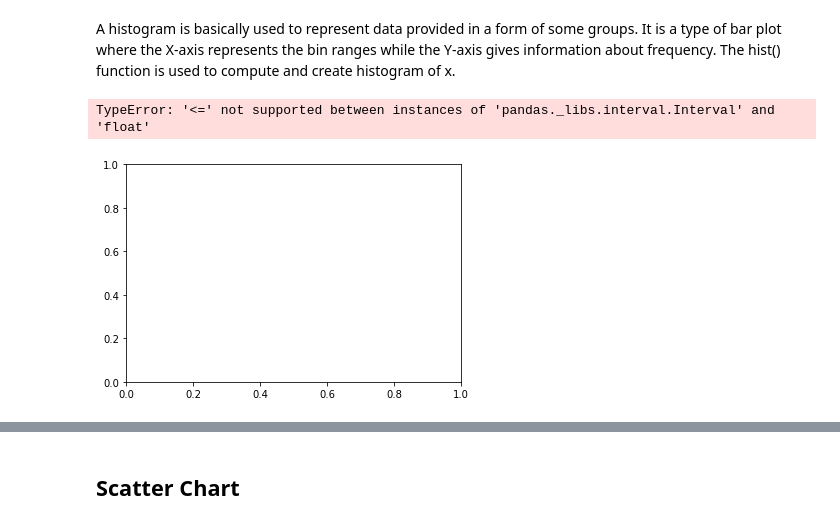
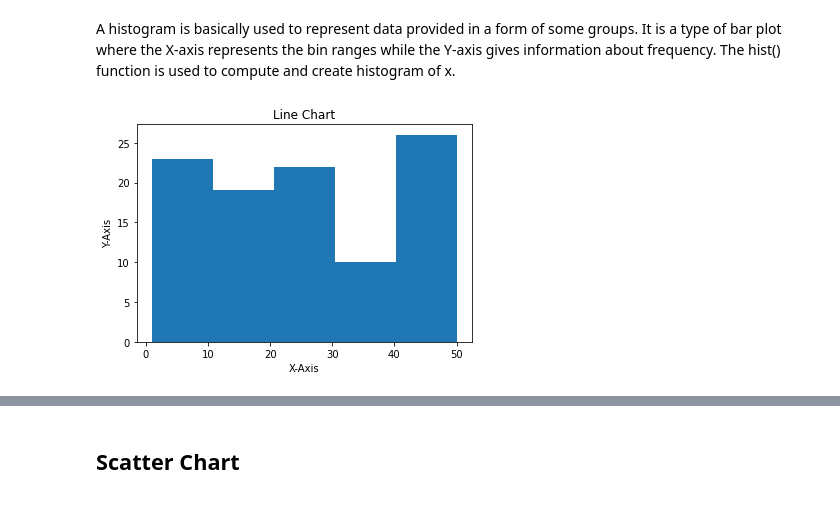
Before and after one commit to nihalnadaf/PYDATABASE, a Jupyter notebook: Data_Visulization_with_python.ipynb, the cells around one changed output, grey strips where cells are left out. Saved outputs shown, nothing was run; the diff lists cells and outputs as text; code cells hidden in the pictures.

```diff
--- a/Data_Visulization_with_python.ipynb
+++ b/Data_Visulization_with_python.ipynb
@@ -543,22 +543,20 @@ A histogram is basically used to represent data provided in a form of some group
 # %%
 import matplotlib.pyplot as plt
 import pandas as pd
 import numpy as np
 
 df = pd.read_csv("dataset/titanic.csv")
  # initializing the data
-age=pd.cut(df['Age'], [0, 10, 30, 60, 80])
-
-
+# age=pd.cut(df['Age'], [0, 10, 30, 60, 80])
+y = np.random.randint(1,51,100)
 # plotting the data
-plt.hist(age)
+plt.hist(y,bins=5)
 
 plt.title("Line Chart")
 
 plt.ylabel('Y-Axis')
 
 plt.xlabel('X-Axis')
 plt.show()
 # %% [output]
-TypeError: '<=' not supported between instances of 'pandas._libs.interval.Interval' and 'float'
-[figure, old version]
+[figure, new version]
```
Also changed, not shown: parts of 44 cells of this notebook.
